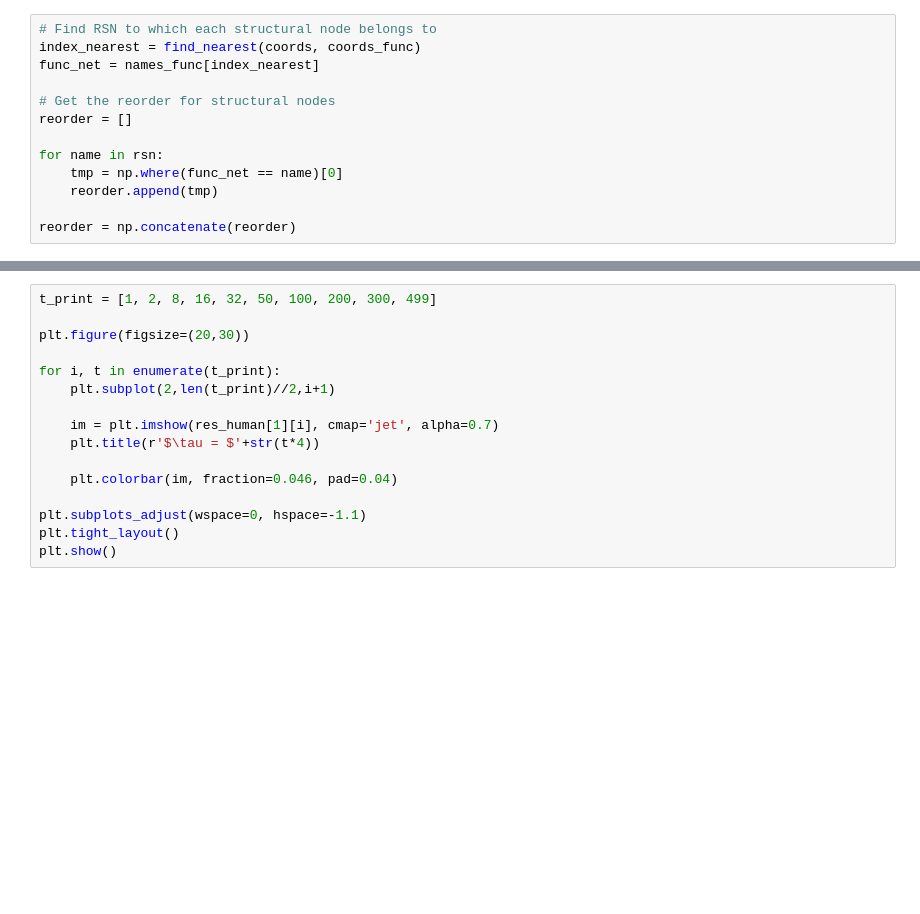
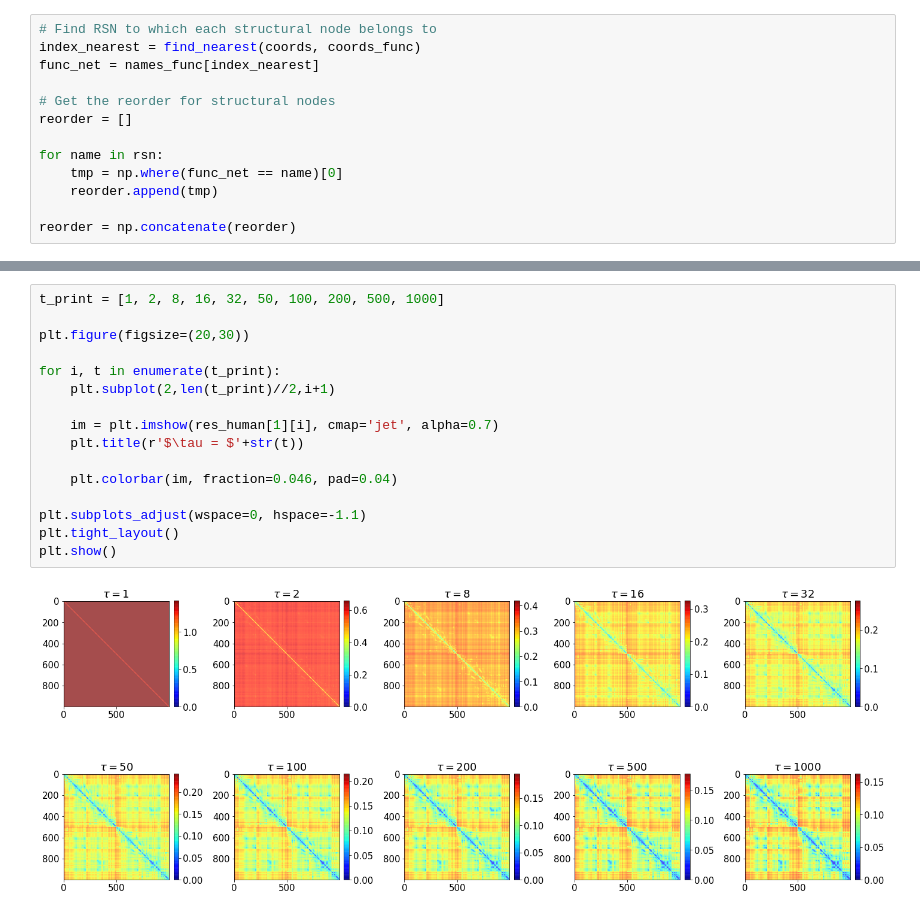
Before and after one commit to gbarzon/jacobian_geometry, a Jupyter notebook: Code_8thJune/Connectome.ipynb, the cells around one changed output, grey strips where cells are left out. Drawn from its saved outputs; the diff is of its cells as text; blank space fills up the shorter version.

```diff
--- a/Code_8thJune/Connectome.ipynb
+++ b/Code_8thJune/Connectome.ipynb
@@ -228,16 +247,18 @@ res_human = Simu('Synchronization', connectome, [])
 # %%
-t_print = [1, 2, 8, 16, 32, 50, 100, 200, 300, 499]
+t_print = [1, 2, 8, 16, 32, 50, 100, 200, 500, 1000]
 
 plt.figure(figsize=(20,30))
 
 for i, t in enumerate(t_print):
     plt.subplot(2,len(t_print)//2,i+1)
 
     im = plt.imshow(res_human[1][i], cmap='jet', alpha=0.7)
-    plt.title(r'$\tau = $'+str(t*4))
+    plt.title(r'$\tau = $'+str(t))
 
     plt.colorbar(im, fraction=0.046, pad=0.04)
 
 plt.subplots_adjust(wspace=0, hspace=-1.1)
 plt.tight_layout()
 plt.show()
+# %% [output]
+[figure, added]
```
Also changed, not shown: parts of 9 cells of this notebook, 2 other files.
